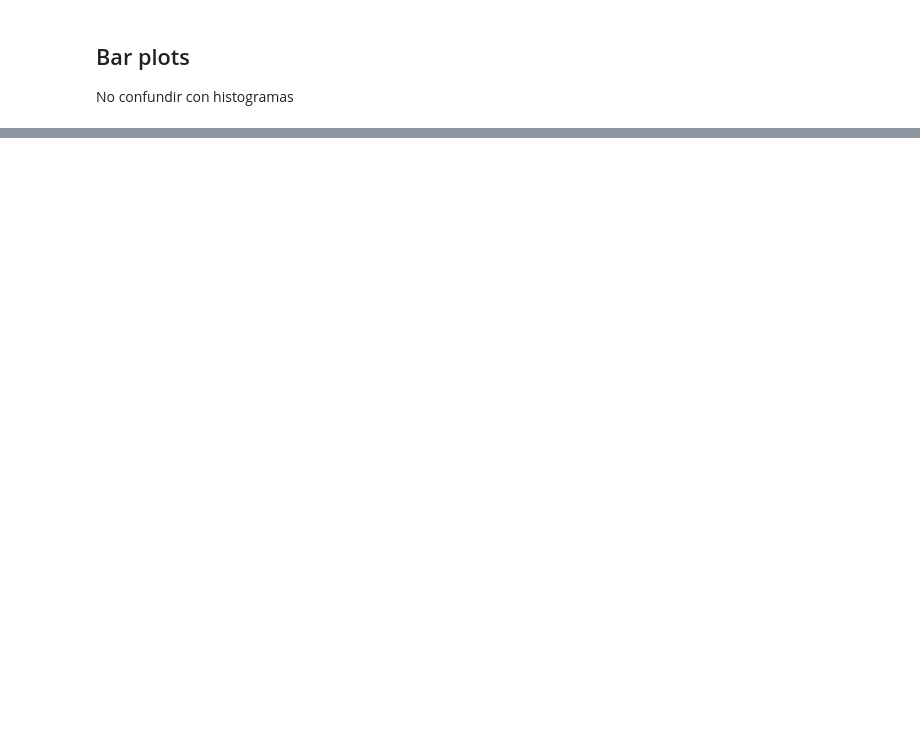
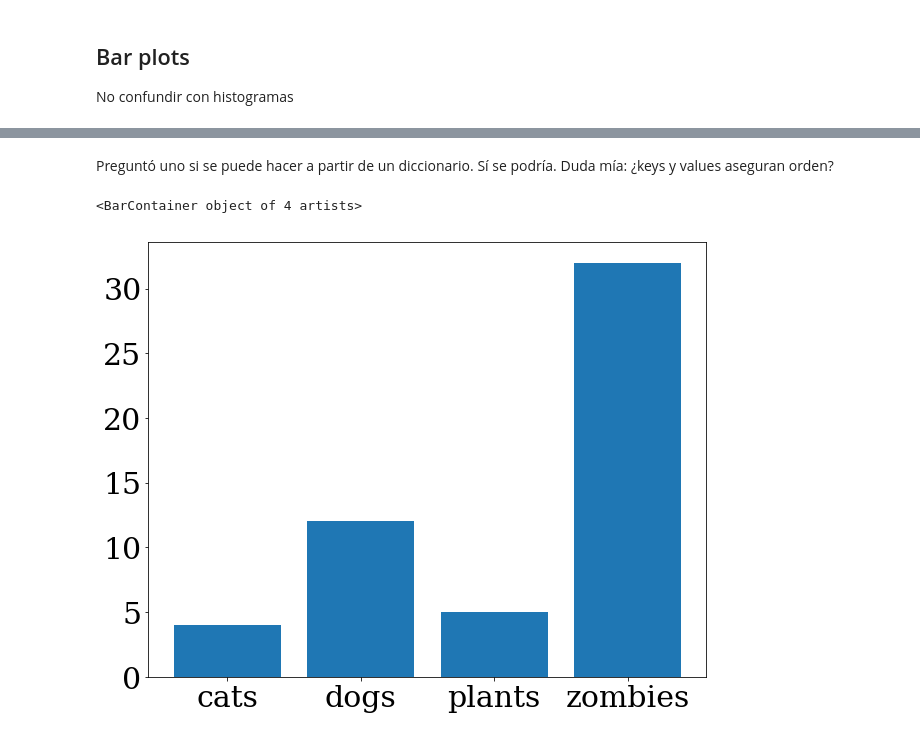
Before and after one commit to huanlui/numpy-pandas-notebook, a Jupyter notebook: Clase_4_1_Plotting_JLG.ipynb, the cells around one changed output, grey strips where cells are left out. Saved outputs shown, nothing was run; the diff lists cells and outputs as text; code cells hidden in the pictures; blank space fills up the shorter version.

```diff
--- a/Clase_4_1_Plotting_JLG.ipynb
+++ b/Clase_4_1_Plotting_JLG.ipynb
@@ -114,0 +124,9 @@ No confundir con histogramas
+# %% [markdown]
+Preguntó uno si se puede hacer a partir de un diccionario. Sí se podría. Duda mía: ¿keys y values aseguran orden?
+# %%
+mydict= {'cats':4, 'dogs':12, 'plants':5, 'zombies':32}
+
+plt.bar(mydict.keys(), mydict.values())
+# %% [output]
+<BarContainer object of 4 artists>
+[figure, added]
```
Also changed, not shown: parts of 32 cells of this notebook.
